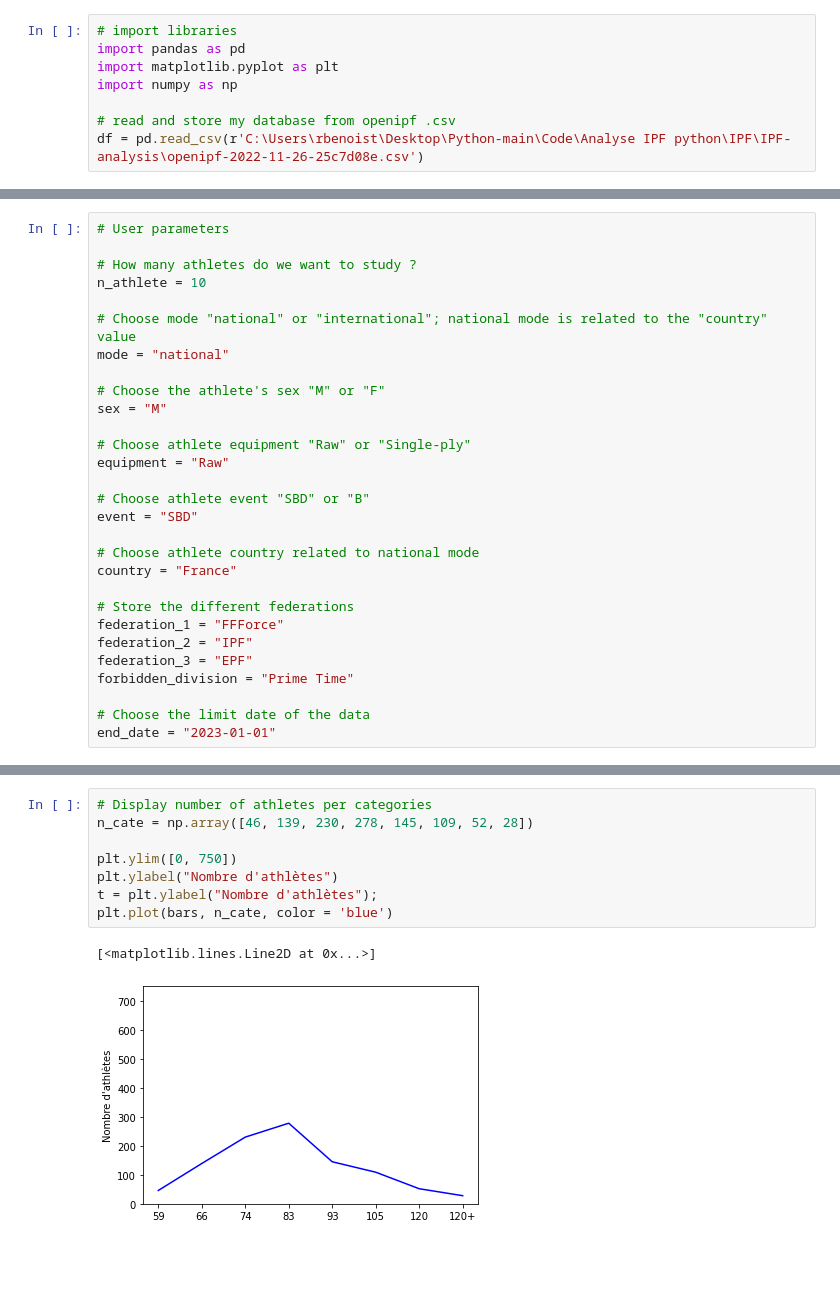
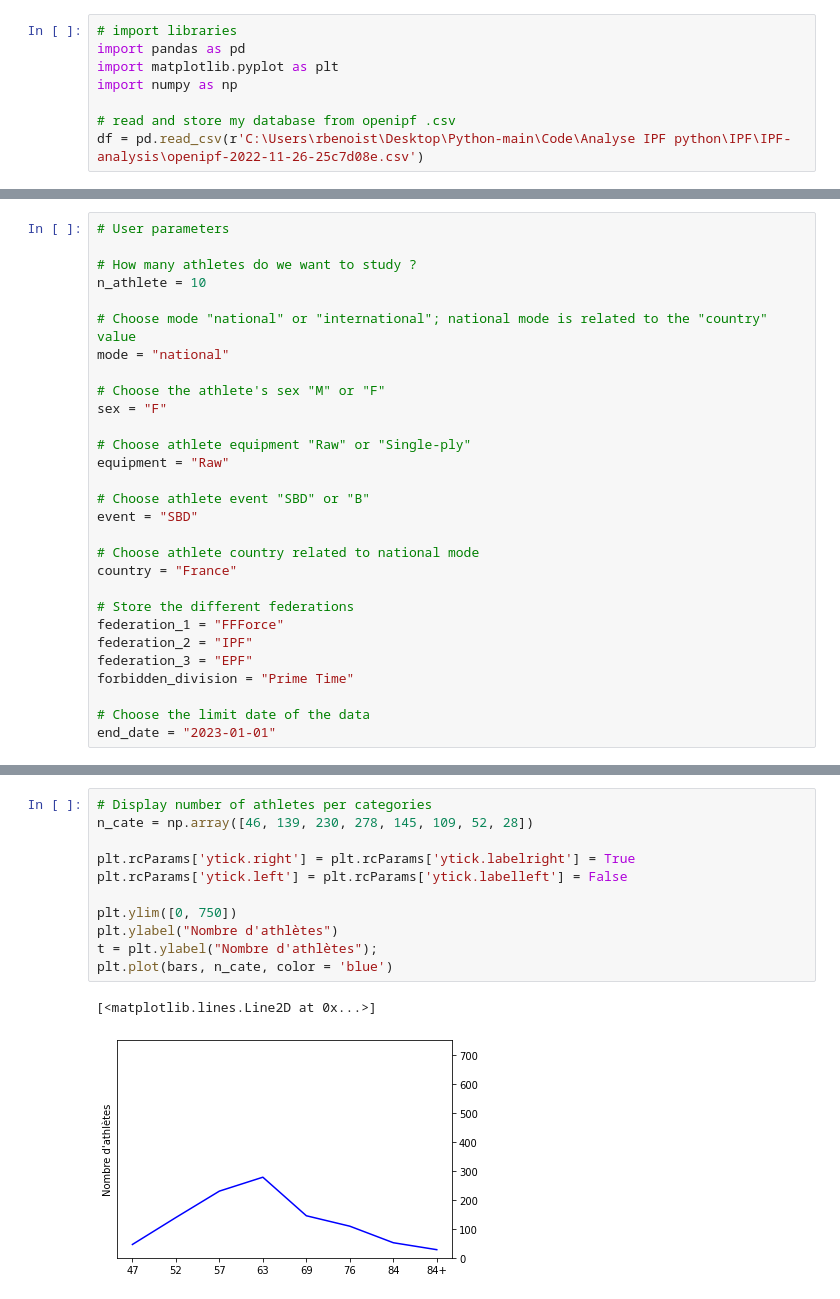
Before and after one commit to RemiBenoist/IPF-analysis, a Jupyter notebook: IPF-analysis.ipynb, the cells around one changed output, grey strips where cells are left out. Cells and saved outputs as stored; diff of their text form; blank space fills up the shorter version.

```diff
--- a/IPF-analysis.ipynb
+++ b/IPF-analysis.ipynb
@@ -50,7 +50,7 @@ n_athlete = 10
 mode = "national"
 
 # Choose the athlete's sex "M" or "F"
-sex = "M"
+sex = "F"
 
 # Choose athlete equipment "Raw" or "Single-ply"
 equipment = "Raw"
@@ -706,14 +706,17 @@ plt.xticks([1, 2, 3, 4, 5 , 6, 7 , 8], bars)
 # %%
 # Display number of athletes per categories
 n_cate = np.array([46, 139, 230, 278, 145, 109, 52, 28])
+
+plt.rcParams['ytick.right'] = plt.rcParams['ytick.labelright'] = True
+plt.rcParams['ytick.left'] = plt.rcParams['ytick.labelleft'] = False
 
 plt.ylim([0, 750])
 plt.ylabel("Nombre d'athlètes")
 t = plt.ylabel("Nombre d'athlètes");
 plt.plot(bars, n_cate, color = 'blue')
 # %% [output]
 [<matplotlib.lines.Line2D at 0x...>]
-[figure, old version]
+[figure, new version]
 # %%
 # Display 2 boxplots on same graph
 plt.boxplot(
```
Also changed, not shown: parts of 13 cells of this notebook, 1 other file.
